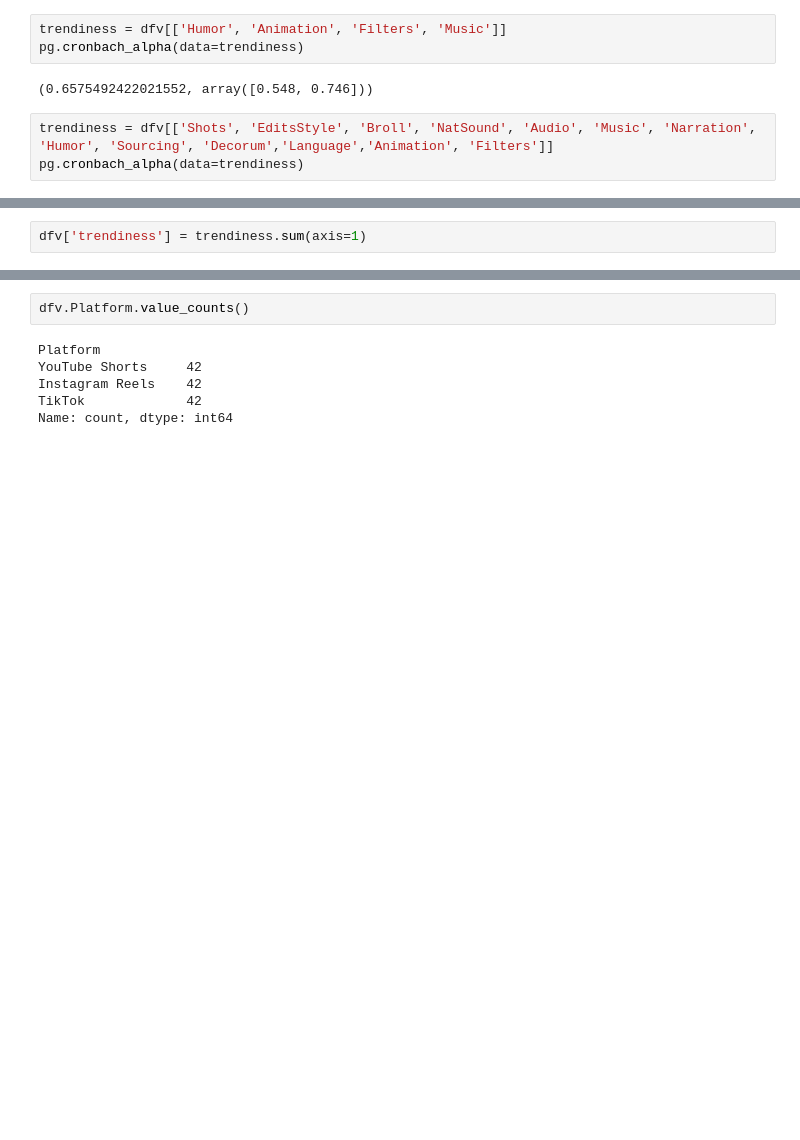
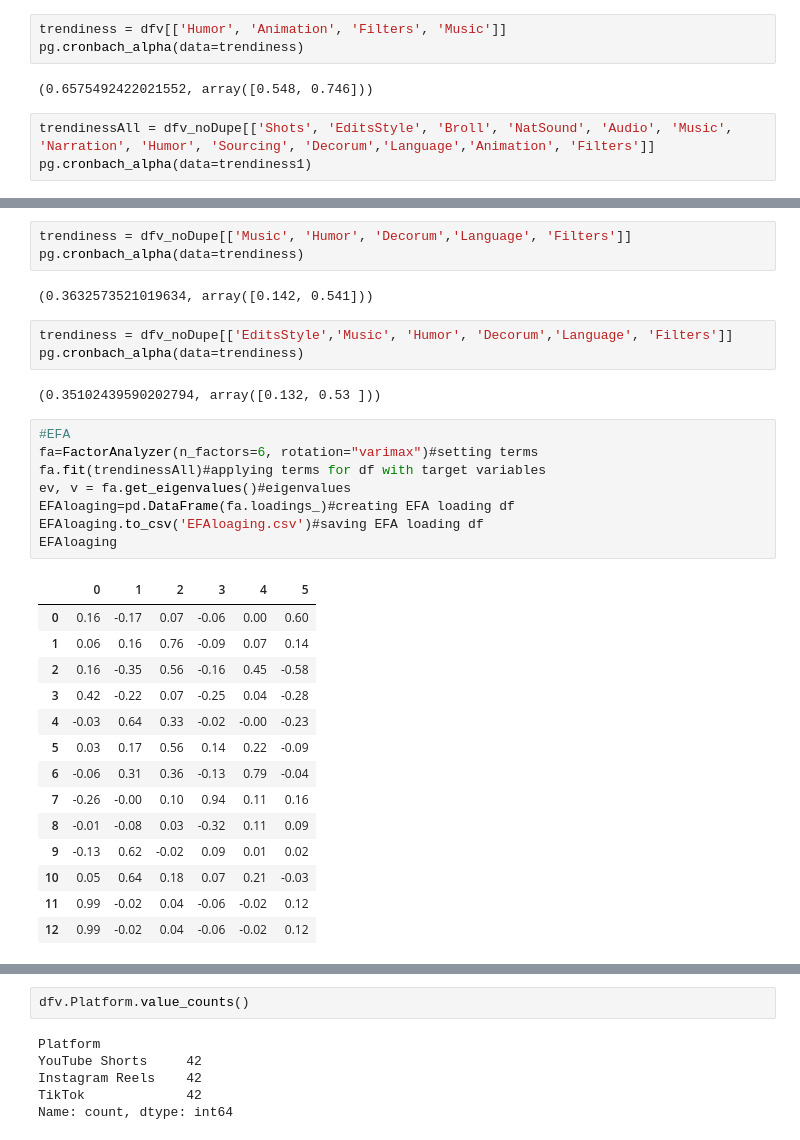
Before and after one commit to stephenwonchulsong/share, a Jupyter notebook: TheissThesis/Analysis/Analysis.ipynb, the cells around one changed output, grey strips where cells are left out. Drawn from its saved outputs; the diff is of its cells as text; blank space fills up the shorter version.

Commit message:
added Factor Analysis

```diff
--- a/TheissThesis/Analysis/Analysis.ipynb
+++ b/TheissThesis/Analysis/Analysis.ipynb
@@ -52,6 +54,6 @@ pg.cronbach_alpha(data=trendiness)
 # %% [output]
 (0.6575492422021552, array([0.548, 0.746]))
 # %%
-trendiness = dfv[['Shots', 'EditsStyle', 'Broll', 'NatSound', 'Audio', 'Music', 'Narration', 'Humor', 'Sourcing', 'Decorum','Language','Animation', 'Filters']]
-pg.cronbach_alpha(data=trendiness)
+trendinessAll = dfv_noDupe[['Shots', 'EditsStyle', 'Broll', 'NatSound', 'Audio', 'Music', 'Narration', 'Humor', 'Sourcing', 'Decorum','Language','Animation', 'Filters']]
+pg.cronbach_alpha(data=trendiness1)
 # %% [output]
@@ -64,2 +66,33 @@ KeyError: "['Animation', 'Filters'] not in index"
-# %%
-dfv['trendiness'] = trendiness.sum(axis=1)
+# %%
+trendiness = dfv_noDupe[['Music', 'Humor', 'Decorum','Language', 'Filters']]
+pg.cronbach_alpha(data=trendiness)
+# %% [output]
+(0.3632573521019634, array([0.142, 0.541]))
+# %%
+trendiness = dfv_noDupe[['EditsStyle','Music', 'Humor', 'Decorum','Language', 'Filters']]
+pg.cronbach_alpha(data=trendiness)
+# %% [output]
+(0.35102439590202794, array([0.132, 0.53 ]))
+# %%
+#EFA
+fa=FactorAnalyzer(n_factors=6, rotation="varimax")#setting terms
+fa.fit(trendinessAll)#applying terms for df with target variables
+ev, v = fa.get_eigenvalues()#eigenvalues
+EFAloaging=pd.DataFrame(fa.loadings_)#creating EFA loading df
+EFAloaging.to_csv('EFAloaging.csv')#saving EFA loading df
+EFAloaging
+# %% [output]
+|  | 0 | 1 | 2 | 3 | 4 | 5 |
+| 0 | 0.16 | -0.17 | 0.07 | -0.06 | 0.00 | 0.60 |
+| 1 | 0.06 | 0.16 | 0.76 | -0.09 | 0.07 | 0.14 |
+| 2 | 0.16 | -0.35 | 0.56 | -0.16 | 0.45 | -0.58 |
+| 3 | 0.42 | -0.22 | 0.07 | -0.25 | 0.04 | -0.28 |
+| 4 | -0.03 | 0.64 | 0.33 | -0.02 | -0.00 | -0.23 |
+| 5 | 0.03 | 0.17 | 0.56 | 0.14 | 0.22 | -0.09 |
+| 6 | -0.06 | 0.31 | 0.36 | -0.13 | 0.79 | -0.04 |
+| 7 | -0.26 | -0.00 | 0.10 | 0.94 | 0.11 | 0.16 |
+| 8 | -0.01 | -0.08 | 0.03 | -0.32 | 0.11 | 0.09 |
+| 9 | -0.13 | 0.62 | -0.02 | 0.09 | 0.01 | 0.02 |
+| 10 | 0.05 | 0.64 | 0.18 | 0.07 | 0.21 | -0.03 |
+| 11 | 0.99 | -0.02 | 0.04 | -0.06 | -0.02 | 0.12 |
+| 12 | 0.99 | -0.02 | 0.04 | -0.06 | -0.02 | 0.12 |
```
Also changed, not shown: parts of 9 cells of this notebook, 10 other files.
